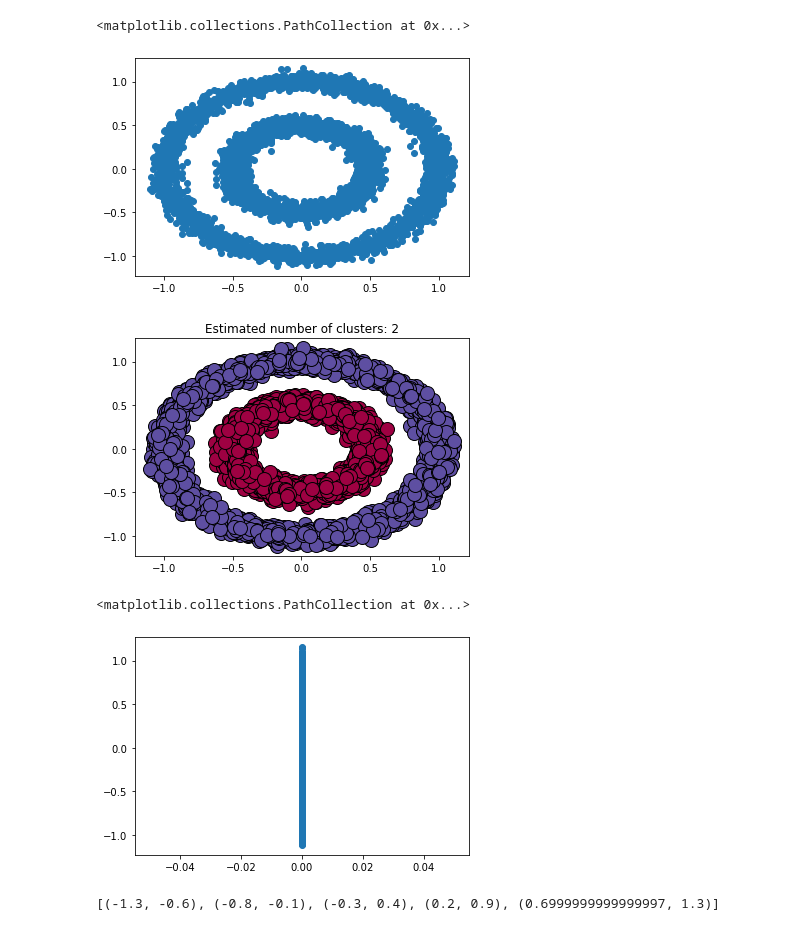
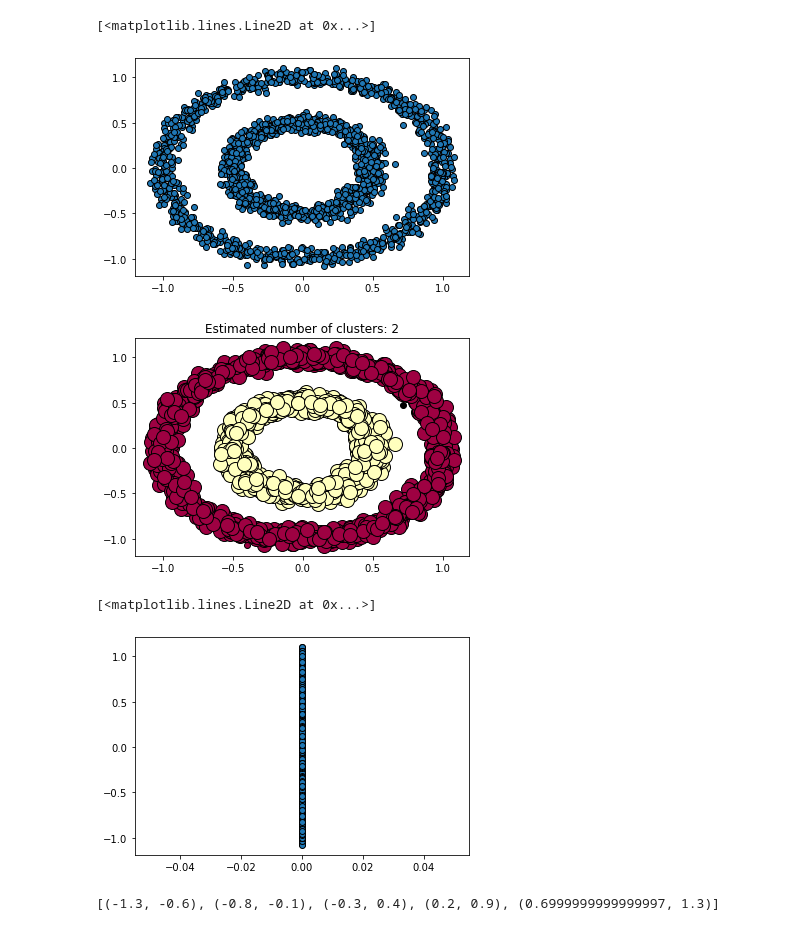
Before and after one commit to ThisWasntTaken/Topology-Mapper, a Jupyter notebook: notebook.ipynb, the cells around one changed output. Drawn from its saved outputs; the diff is of its cells as text; code cells hidden in the pictures.

```diff
--- a/notebook.ipynb
+++ b/notebook.ipynb
@@ -8,18 +8,18 @@ from math import floor, ceil
 # %%
 from sklearn.datasets import make_circles
 
-data = make_circles(n_samples=5000, noise=0.05, random_state=None, factor=0.5)
+data = make_circles(n_samples=2000, noise=0.05, random_state=None, factor=0.5)
 # %%
 labels = data[1]
 data = data[0]
 # %%
 x = [i[0] for i in data]
 y = [i[1] for i in data]
 
-plt.scatter(x, y)
+plt.plot(x, y,'o', markeredgecolor='k', markersize=6)
 # %% [output]
-<matplotlib.collections.PathCollection at 0x...>
+[<matplotlib.lines.Line2D at 0x...>]
-[figure, old version]
+[figure, new version]
 # %%
 db = DBSCAN(algorithm='auto', eps=0.1, leaf_size = 30,
             metric = 'euclidean', min_samples=3, p = None).fit(data)
@@ -69,12 +69,12 @@ for k, col in zip(unique_labels, colors):
 plt.title('Estimated number of clusters: %d' % n_clusters_)
 plt.show()
 # %% [output]
-[figure, old version]
+[figure, new version]
 # %%
-plt.scatter([0] * len(y), y)
+plt.plot([0] * len(y), y, 'o', markeredgecolor='k', markersize=6)
 # %% [output]
-<matplotlib.collections.PathCollection at 0x...>
+[<matplotlib.lines.Line2D at 0x...>]
-[figure, old version]
+[figure, new version]
 # %%
 def get_cover(domain, interval_len, overlap):
     domain_min = domain[0]
```
Also changed, not shown: parts of 1 cell of this notebook, 5 other files.
